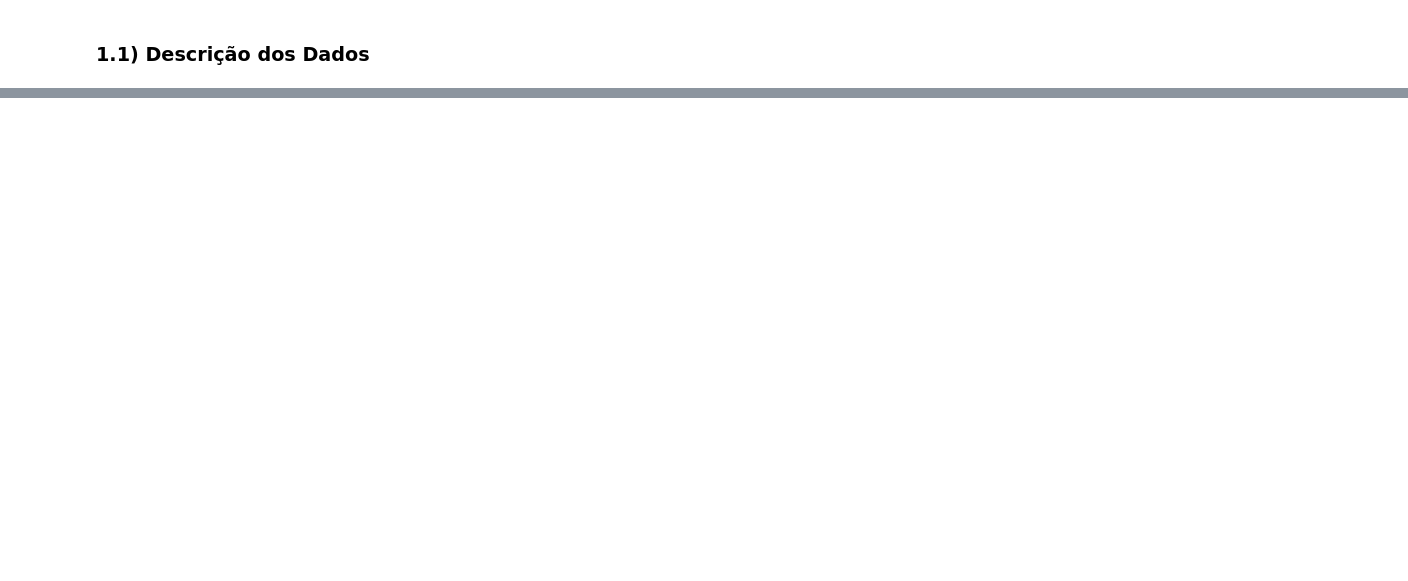
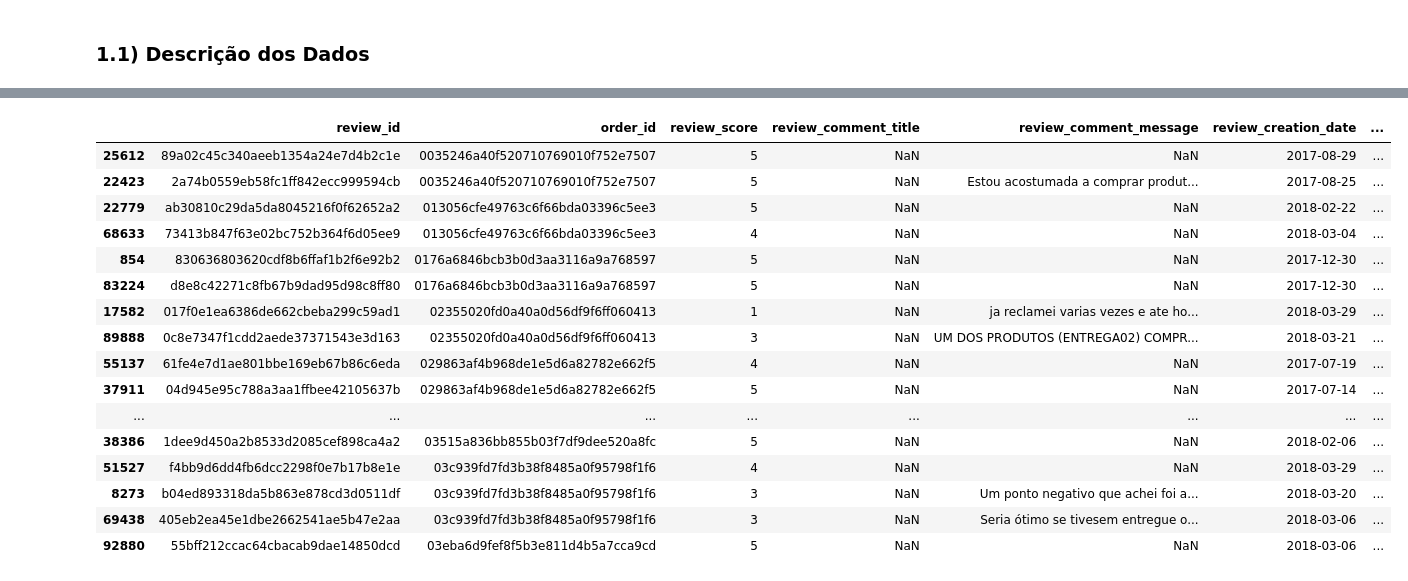
Before and after one commit to rpf991/Ecommerce_Classificador_Sentimentos, a Jupyter notebook: notebooks/01_eda.ipynb, the cells around one changed output, grey strips where cells are left out. Cells and saved outputs as stored; diff of their text form; code cells hidden in the pictures; blank space fills up the shorter version.

```diff
--- a/notebooks/01_eda.ipynb
+++ b/notebooks/01_eda.ipynb
@@ -85,0 +134,21 @@ display(df_description)
+# %%
+duplicated_order_id = df_reviews[df_reviews['order_id'].duplicated(keep=False)]
+display(duplicated_order_id.sort_values('order_id').head(20))
+# %% [output]
+|  | review_id | order_id | review_score | review_comment_title | review_comment_message | review_creation_date | ... |
+| 25612 | 89a02c45c340aeeb1354a24e7d4b2c1e | 0035246a40f520710769010f752e7507 | 5 | NaN | NaN | 2017-08-29 | ... |
+| 22423 | 2a74b0559eb58fc1ff842ecc999594cb | 0035246a40f520710769010f752e7507 | 5 | NaN | Estou acostumada a comprar produt... | 2017-08-25 | ... |
+| 22779 | ab30810c29da5da8045216f0f62652a2 | 013056cfe49763c6f66bda03396c5ee3 | 5 | NaN | NaN | 2018-02-22 | ... |
+| 68633 | 73413b847f63e02bc752b364f6d05ee9 | 013056cfe49763c6f66bda03396c5ee3 | 4 | NaN | NaN | 2018-03-04 | ... |
+| 854 | 830636803620cdf8b6ffaf1b2f6e92b2 | 0176a6846bcb3b0d3aa3116a9a768597 | 5 | NaN | NaN | 2017-12-30 | ... |
+| 83224 | d8e8c42271c8fb67b9dad95d98c8ff80 | 0176a6846bcb3b0d3aa3116a9a768597 | 5 | NaN | NaN | 2017-12-30 | ... |
+| 17582 | 017f0e1ea6386de662cbeba299c59ad1 | 02355020fd0a40a0d56df9f6ff060413 | 1 | NaN | ja reclamei varias vezes e ate ho... | 2018-03-29 | ... |
+| 89888 | 0c8e7347f1cdd2aede37371543e3d163 | 02355020fd0a40a0d56df9f6ff060413 | 3 | NaN | UM DOS PRODUTOS (ENTREGA02) COMPR... | 2018-03-21 | ... |
+| 55137 | 61fe4e7d1ae801bbe169eb67b86c6eda | 029863af4b968de1e5d6a82782e662f5 | 4 | NaN | NaN | 2017-07-19 | ... |
+| 37911 | 04d945e95c788a3aa1ffbee42105637b | 029863af4b968de1e5d6a82782e662f5 | 5 | NaN | NaN | 2017-07-14 | ... |
+| ... | ... | ... | ... | ... | ... | ... | ... |
+| 38386 | 1dee9d450a2b8533d2085cef898ca4a2 | 03515a836bb855b03f7df9dee520a8fc | 5 | NaN | NaN | 2018-02-06 | ... |
+| 51527 | f4bb9d6dd4fb6dcc2298f0e7b17b8e1e | 03c939fd7fd3b38f8485a0f95798f1f6 | 4 | NaN | NaN | 2018-03-29 | ... |
+| 8273 | b04ed893318da5b863e878cd3d0511df | 03c939fd7fd3b38f8485a0f95798f1f6 | 3 | NaN | Um ponto negativo que achei foi a... | 2018-03-20 | ... |
+| 69438 | 405eb2ea45e1dbe2662541ae5b47e2aa | 03c939fd7fd3b38f8485a0f95798f1f6 | 3 | NaN | Seria ótimo se tivesem entregue o... | 2018-03-06 | ... |
+| 92880 | 55bff212ccac64cbacab9dae14850dcd | 03eba6d9fef8f5b3e811d4b5a7cca9cd | 5 | NaN | NaN | 2018-03-06 | ... |
```
Also changed, not shown: parts of 15 cells of this notebook.
